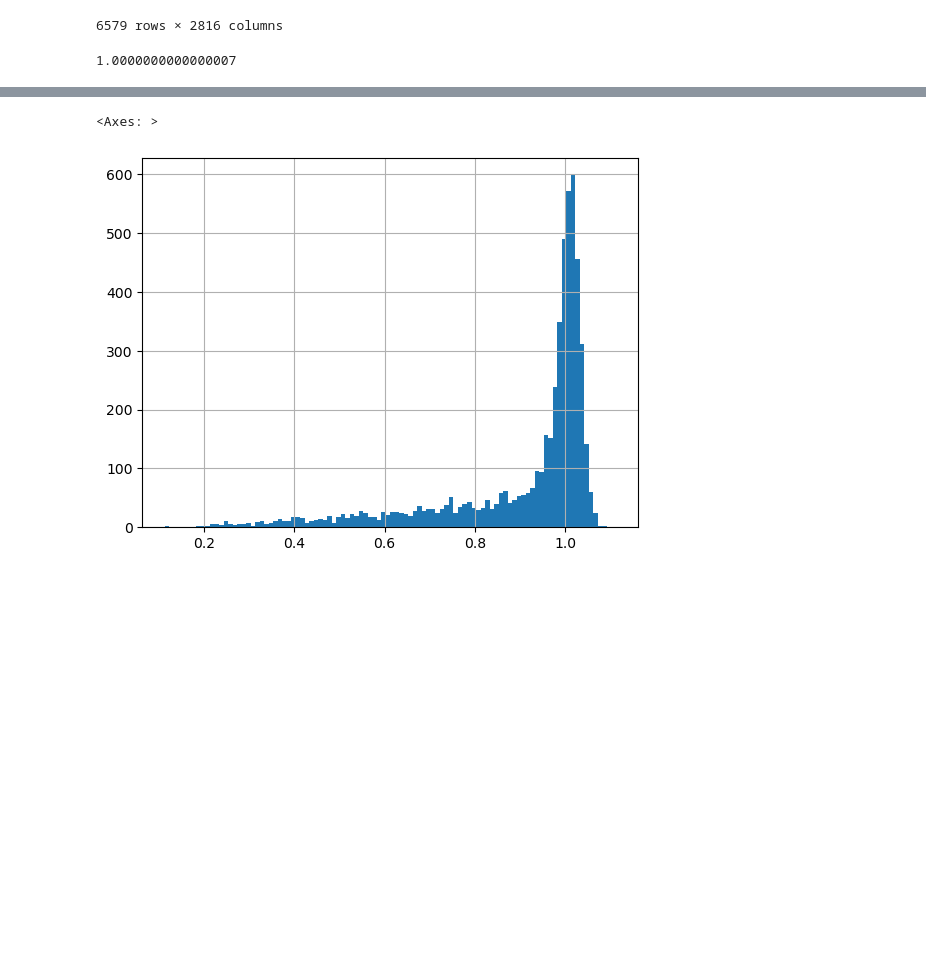
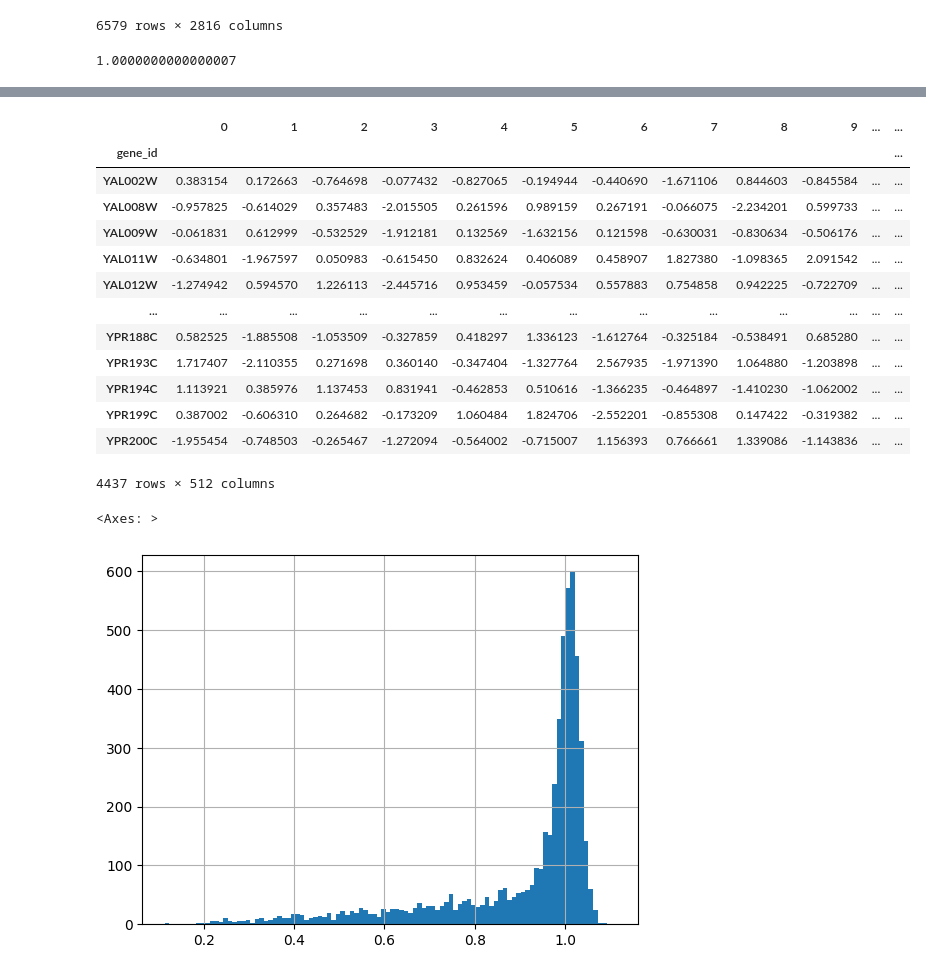
Before and after one commit to lesves/yeast-embeddings, a Jupyter notebook: VAE_yeast.ipynb, the cells around one changed output, grey strips where cells are left out. Cells and saved outputs as stored; diff of their text form; code cells hidden in the pictures; blank space fills up the shorter version.

```diff
--- a/VAE_yeast.ipynb
+++ b/VAE_yeast.ipynb
@@ -319,3 +361,20 @@ emb_df = pd.DataFrame(latent_embeddings, index=combined_embeddings2.index)
+# %%
+emb_df
+# %% [output]
+|  | 0 | 1 | 2 | 3 | 4 | 5 | 6 | 7 | 8 | 9 | ... | ... |
+| gene_id |  |  |  |  |  |  |  |  |  |  |  | ... |
+| YAL002W | 0.383154 | 0.172663 | -0.764698 | -0.077432 | -0.827065 | -0.194944 | -0.440690 | -1.671106 | 0.844603 | -0.845584 | ... | ... |
+| YAL008W | -0.957825 | -0.614029 | 0.357483 | -2.015505 | 0.261596 | 0.989159 | 0.267191 | -0.066075 | -2.234201 | 0.599733 | ... | ... |
+| YAL009W | -0.061831 | 0.612999 | -0.532529 | -1.912181 | 0.132569 | -1.632156 | 0.121598 | -0.630031 | -0.830634 | -0.506176 | ... | ... |
+| YAL011W | -0.634801 | -1.967597 | 0.050983 | -0.615450 | 0.832624 | 0.406089 | 0.458907 | 1.827380 | -1.098365 | 2.091542 | ... | ... |
+| YAL012W | -1.274942 | 0.594570 | 1.226113 | -2.445716 | 0.953459 | -0.057534 | 0.557883 | 0.754858 | 0.942225 | -0.722709 | ... | ... |
+| ... | ... | ... | ... | ... | ... | ... | ... | ... | ... | ... | ... | ... |
+| YPR188C | 0.582525 | -1.885508 | -1.053509 | -0.327859 | 0.418297 | 1.336123 | -1.612764 | -0.325184 | -0.538491 | 0.685280 | ... | ... |
+| YPR193C | 1.717407 | -2.110355 | 0.271698 | 0.360140 | -0.347404 | -1.327764 | 2.567935 | -1.971390 | 1.064880 | -1.203898 | ... | ... |
+| YPR194C | 1.113921 | 0.385976 | 1.137453 | 0.831941 | -0.462853 | 0.510616 | -1.366235 | -0.464897 | -1.410230 | -1.062002 | ... | ... |
+| YPR199C | 0.387002 | -0.606310 | 0.264682 | -0.173209 | 1.060484 | 1.824706 | -2.552201 | -0.855308 | 0.147422 | -0.319382 | ... | ... |
+| YPR200C | -1.955454 | -0.748503 | -0.265467 | -1.272094 | -0.564002 | -0.715007 | 1.156393 | 0.766661 | 1.339086 | -1.143836 | ... | ... |
+4437 rows × 512 columns
 # %%
 # Read in single mutant fitness data from Constanzo et al. 2016
 smf_filter = pd.read_csv('data/smf.csv', index_col = 0)
```
Also changed, not shown: parts of 21 cells of this notebook.
